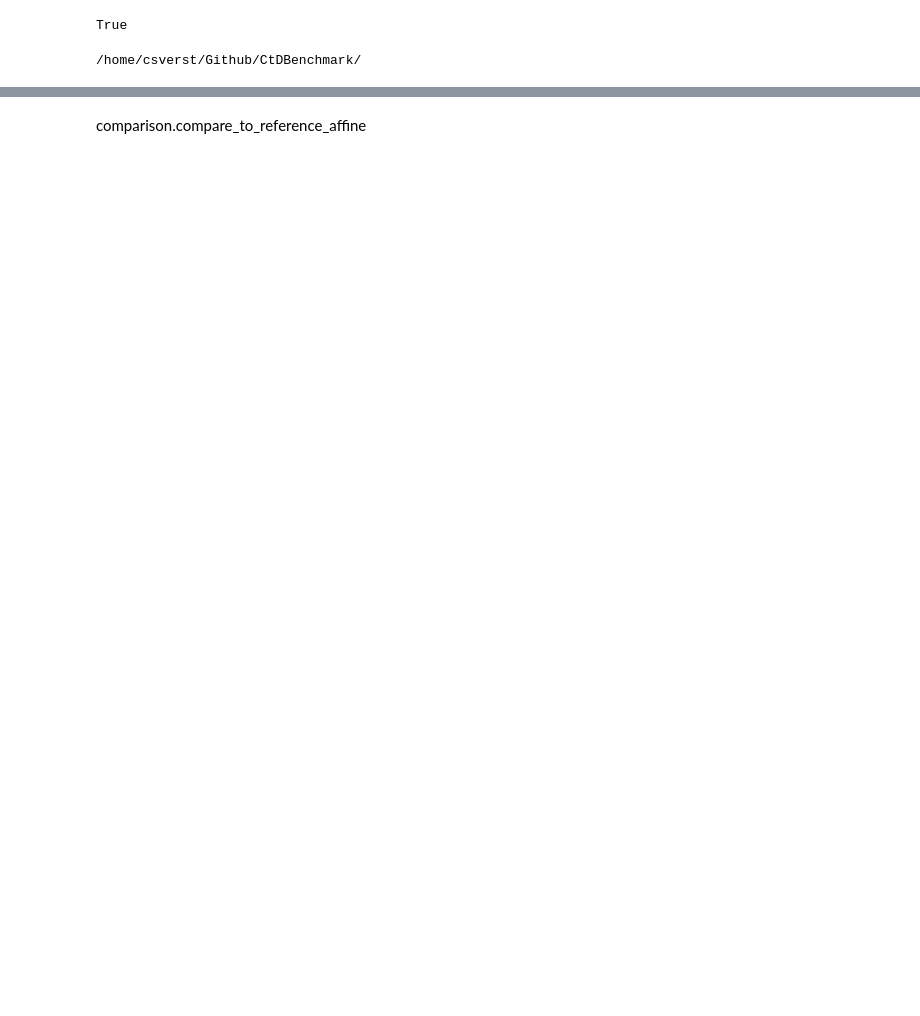
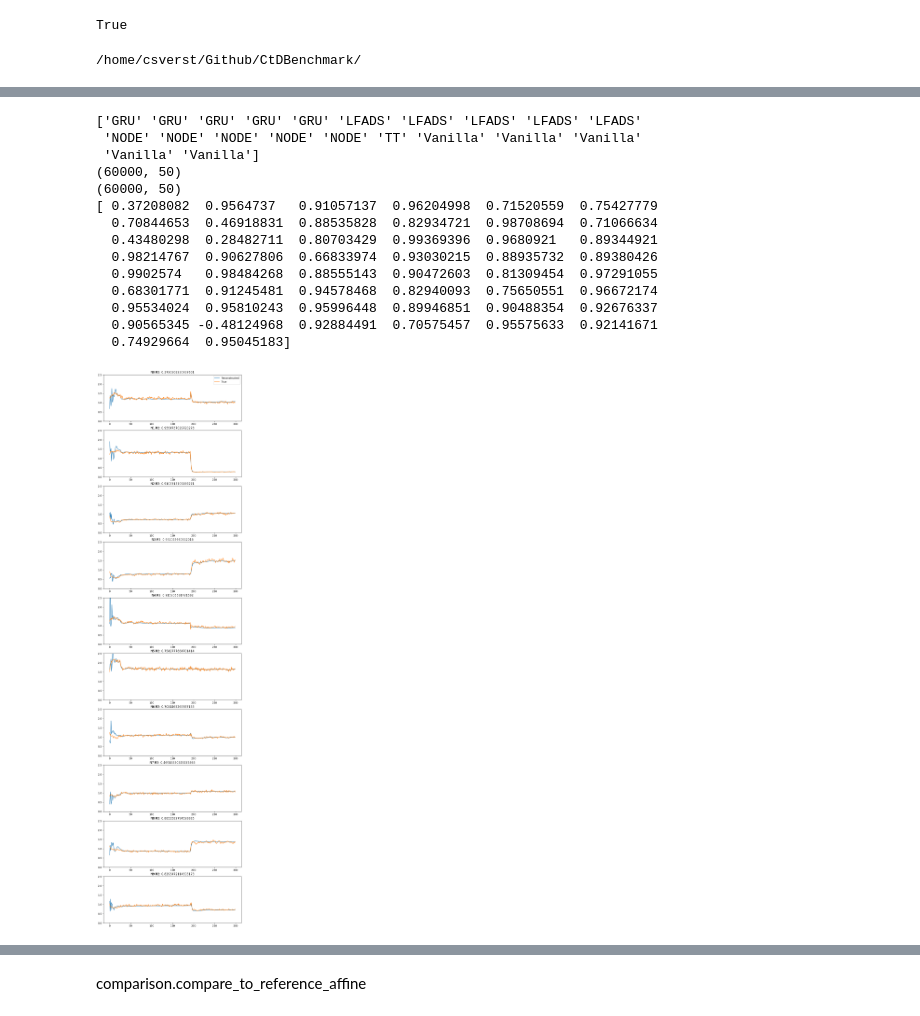
Before and after one commit to snel-repo/ComputationThruDynamicsBenchmark, a Jupyter notebook: examples/figures/Fig1/Figure1_RandomTarget.ipynb, the cells around one changed output, grey strips where cells are left out. Cells and saved outputs as stored; diff of their text form; code cells hidden in the pictures; blank space fills up the shorter version.

```diff
--- a/examples/figures/Fig1/Figure1_RandomTarget.ipynb
+++ b/examples/figures/Fig1/Figure1_RandomTarget.ipynb
@@ -122,0 +161,48 @@ array([[0.81884378, 0.98702367],
+# %%
+phase= "val"
+print(comparison.groups)
+rates, latents = comparison.analyses[1].get_model_outputs(phase=phase)
+true_rates = comparison.analyses[1].get_true_rates(phase=phase)
+
+from sklearn.metrics import r2_score
+tr_np = true_rates.detach().cpu().numpy()
+rates_np = rates.detach().cpu().numpy()
+tr_np = tr_np.reshape(-1, tr_np.shape[-1])
+rates_np = rates_np.reshape(-1, rates_np.shape[-1])
+print(tr_np.shape)
+print(rates_np.shape)
+r2 = r2_score(tr_np, rates_np, multioutput='raw_values')
+print(r2)
+
+trial_num= 2
+rates_0 = rates[trial_num,:,:].detach().numpy()
+latents_0 = latents[trial_num,:,:].detach().numpy()
+true_rate_0 = true_rates[trial_num,:,:].detach().numpy()
+
+neurons_to_plot= [0, 1, 2, 3, 4, 5, 6, 7, 8, 9]
+fig = plt.figure(figsize=( 10,4*len(neurons_to_plot),))
+axes = fig.subplots(len(neurons_to_plot))
+for i, ax in enumerate(axes):
+    ax.plot(rates_0[:, neurons_to_plot[i]], label="Reconstructed")
+    ax.plot(true_rate_0[:, neurons_to_plot[i]], label="True")
+    ax.set_title(f"N{neurons_to_plot[i]} R2: {r2[neurons_to_plot[i]]}")
+
+    ax.set_ylim([0,2.5])
+    if i ==0:
+        ax.legend()
+# %% [output]
+['GRU' 'GRU' 'GRU' 'GRU' 'GRU' 'LFADS' 'LFADS' 'LFADS' 'LFADS' 'LFADS'
+ 'NODE' 'NODE' 'NODE' 'NODE' 'NODE' 'TT' 'Vanilla' 'Vanilla' 'Vanilla'
+ 'Vanilla' 'Vanilla']
+(60000, 50)
+(60000, 50)
+[ 0.37208082  0.9564737   0.91057137  0.96204998  0.71520559  0.75427779
+  0.70844653  0.46918831  0.88535828  0.82934721  0.98708694  0.71066634
+  0.43480298  0.28482711  0.80703429  0.99369396  0.9680921   0.89344921
+  0.98214767  0.90627806  0.66833974  0.93030215  0.88935732  0.89380426
+  0.9902574   0.98484268  0.88555143  0.90472603  0.81309454  0.97291055
+  0.68301771  0.91245481  0.94578468  0.82940093  0.75650551  0.96672174
+  0.95534024  0.95810243  0.95996448  0.89946851  0.90488354  0.92676337
+  0.90565345 -0.48124968  0.92884491  0.70575457  0.95575633  0.92141671
+  0.74929664  0.95045183]
+[figure, added]
```
Also changed, not shown: parts of 6 cells of this notebook, 22 other files.
